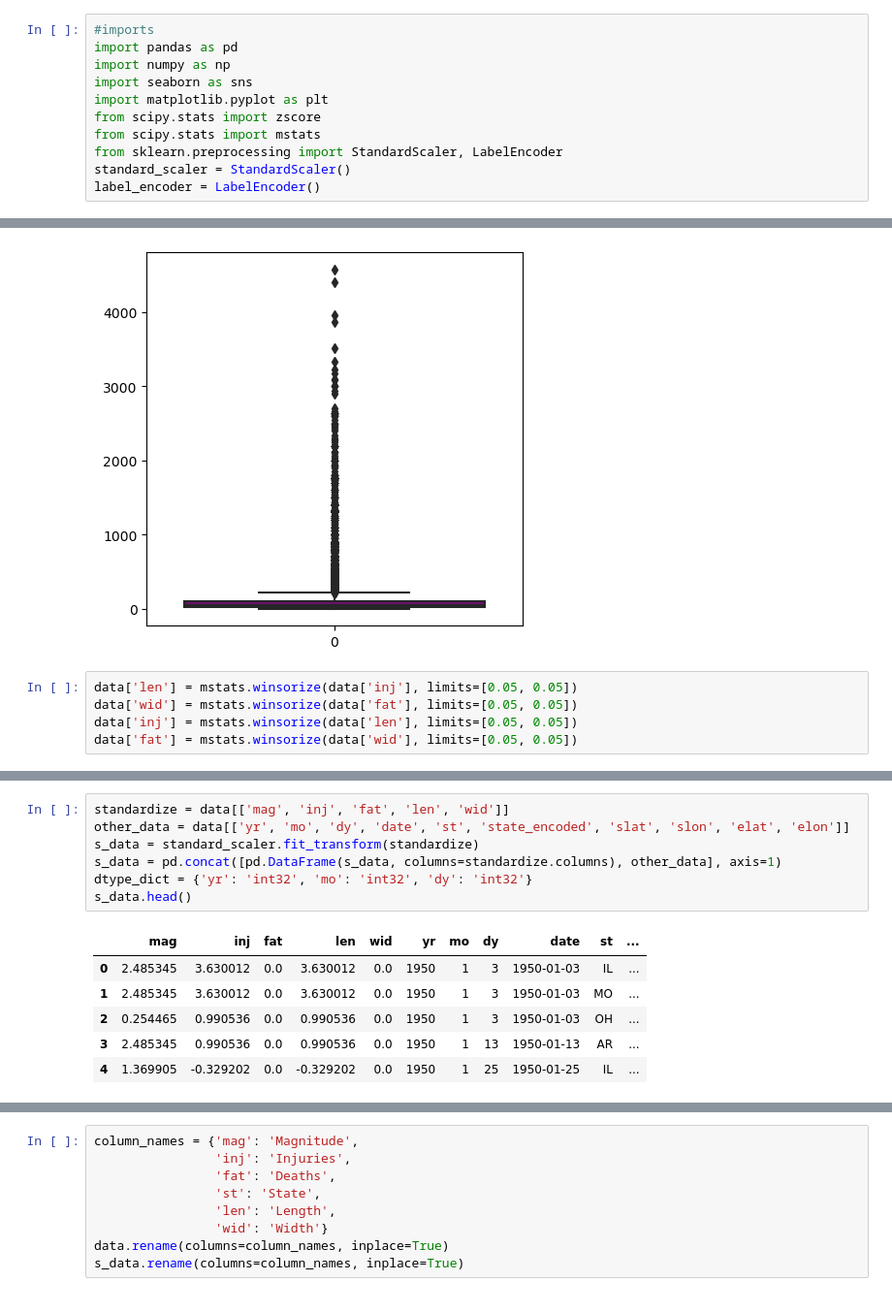
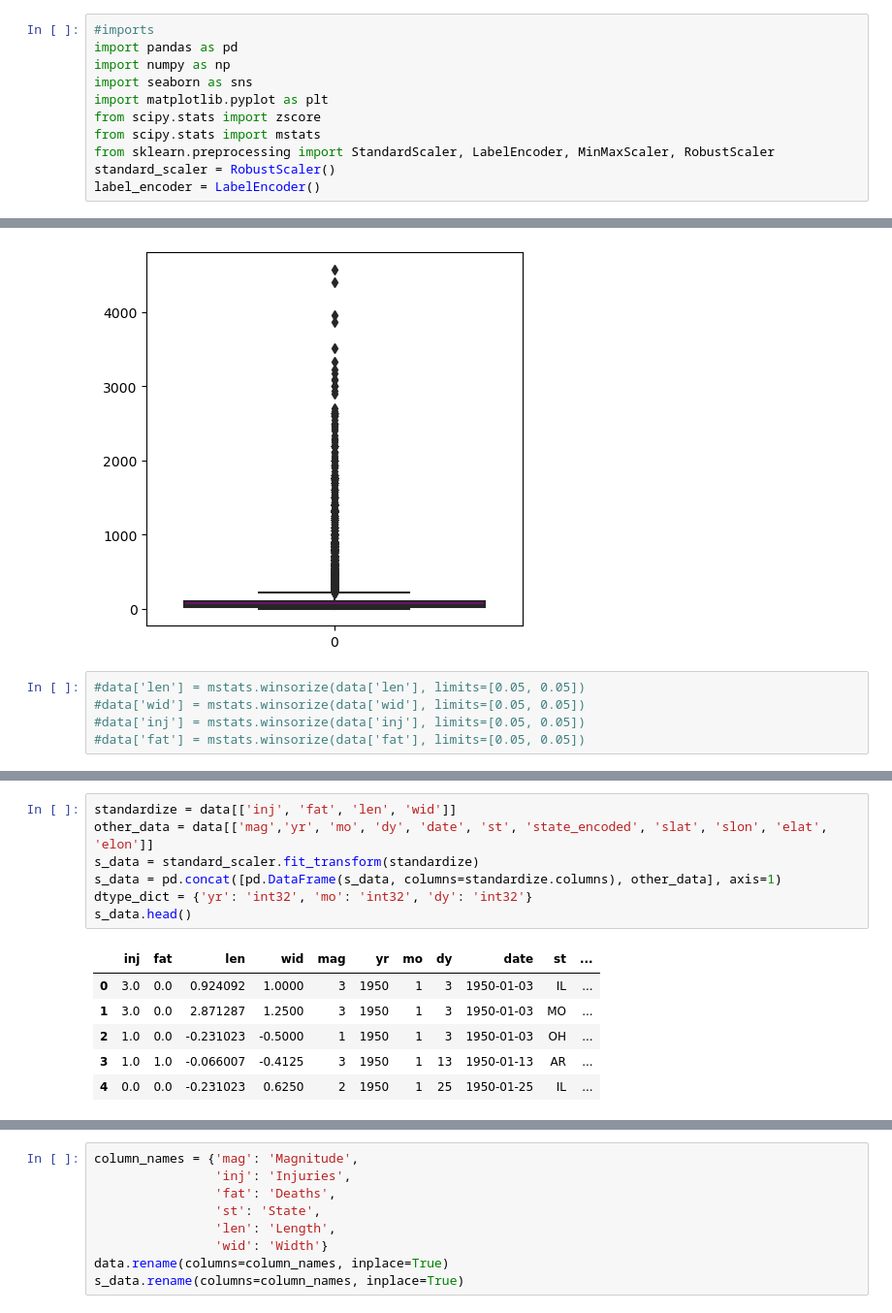
Before and after one commit to TheeLuke/Tornado-Data-Analysis, a Jupyter notebook: Tornado Analysis.ipynb, the cells around one changed output, grey strips where cells are left out. Shown at 97% size. Saved outputs shown, nothing was run; the diff lists cells and outputs as text.

```diff
--- a/Tornado Analysis.ipynb
+++ b/Tornado Analysis.ipynb
@@ -56,8 +56,8 @@ import seaborn as sns
 import matplotlib.pyplot as plt
 from scipy.stats import zscore
 from scipy.stats import mstats
-from sklearn.preprocessing import StandardScaler, LabelEncoder
-standard_scaler = StandardScaler()
+from sklearn.preprocessing import StandardScaler, LabelEncoder, MinMaxScaler, RobustScaler
+standard_scaler = RobustScaler()
 label_encoder = LabelEncoder()
 # %% [markdown]
 ## Data Preprocessing
@@ -174,7 +186,7 @@ plt.show()
 # %% [output]
 [figure]
 # %%
-data['len'] = mstats.winsorize(data['inj'], limits=[0.05, 0.05])
-data['wid'] = mstats.winsorize(data['fat'], limits=[0.05, 0.05])
-data['inj'] = mstats.winsorize(data['len'], limits=[0.05, 0.05])
-data['fat'] = mstats.winsorize(data['wid'], limits=[0.05, 0.05])
+#data['len'] = mstats.winsorize(data['len'], limits=[0.05, 0.05])
+#data['wid'] = mstats.winsorize(data['wid'], limits=[0.05, 0.05])
+#data['inj'] = mstats.winsorize(data['inj'], limits=[0.05, 0.05])
+#data['fat'] = mstats.winsorize(data['fat'], limits=[0.05, 0.05])
@@ -181,14 +213,14 @@ data['fat'] = mstats.winsorize(data['wid'], limits=[0.05, 0.05])
 # %%
-standardize = data[['mag', 'inj', 'fat', 'len', 'wid']]
-other_data = data[['yr', 'mo', 'dy', 'date', 'st', 'state_encoded', 'slat', 'slon', 'elat', 'elon']]
+standardize = data[['inj', 'fat', 'len', 'wid']]
+other_data = data[['mag','yr', 'mo', 'dy', 'date', 'st', 'state_encoded', 'slat', 'slon', 'elat', 'elon']]
 s_data = standard_scaler.fit_transform(standardize)
 s_data = pd.concat([pd.DataFrame(s_data, columns=standardize.columns), other_data], axis=1)
 dtype_dict = {'yr': 'int32', 'mo': 'int32', 'dy': 'int32'}
 s_data.head()
 # %% [output]
-|  | mag | inj | fat | len | wid | yr | mo | dy | date | st | ... |
-| 0 | 2.485345 | 3.630012 | 0.0 | 3.630012 | 0.0 | 1950 | 1 | 3 | 1950-01-03 | IL | ... |
-| 1 | 2.485345 | 3.630012 | 0.0 | 3.630012 | 0.0 | 1950 | 1 | 3 | 1950-01-03 | MO | ... |
-| 2 | 0.254465 | 0.990536 | 0.0 | 0.990536 | 0.0 | 1950 | 1 | 3 | 1950-01-03 | OH | ... |
-| 3 | 2.485345 | 0.990536 | 0.0 | 0.990536 | 0.0 | 1950 | 1 | 13 | 1950-01-13 | AR | ... |
-| 4 | 1.369905 | -0.329202 | 0.0 | -0.329202 | 0.0 | 1950 | 1 | 25 | 1950-01-25 | IL | ... |
+|  | inj | fat | len | wid | mag | yr | mo | dy | date | st | ... |
+| 0 | 3.0 | 0.0 | 0.924092 | 1.0000 | 3 | 1950 | 1 | 3 | 1950-01-03 | IL | ... |
+| 1 | 3.0 | 0.0 | 2.871287 | 1.2500 | 3 | 1950 | 1 | 3 | 1950-01-03 | MO | ... |
+| 2 | 1.0 | 0.0 | -0.231023 | -0.5000 | 1 | 1950 | 1 | 3 | 1950-01-03 | OH | ... |
+| 3 | 1.0 | 1.0 | -0.066007 | -0.4125 | 3 | 1950 | 1 | 13 | 1950-01-13 | AR | ... |
+| 4 | 0.0 | 0.0 | -0.231023 | 0.6250 | 2 | 1950 | 1 | 25 | 1950-01-25 | IL | ... |
```
Also changed, not shown: parts of 23 cells of this notebook.
